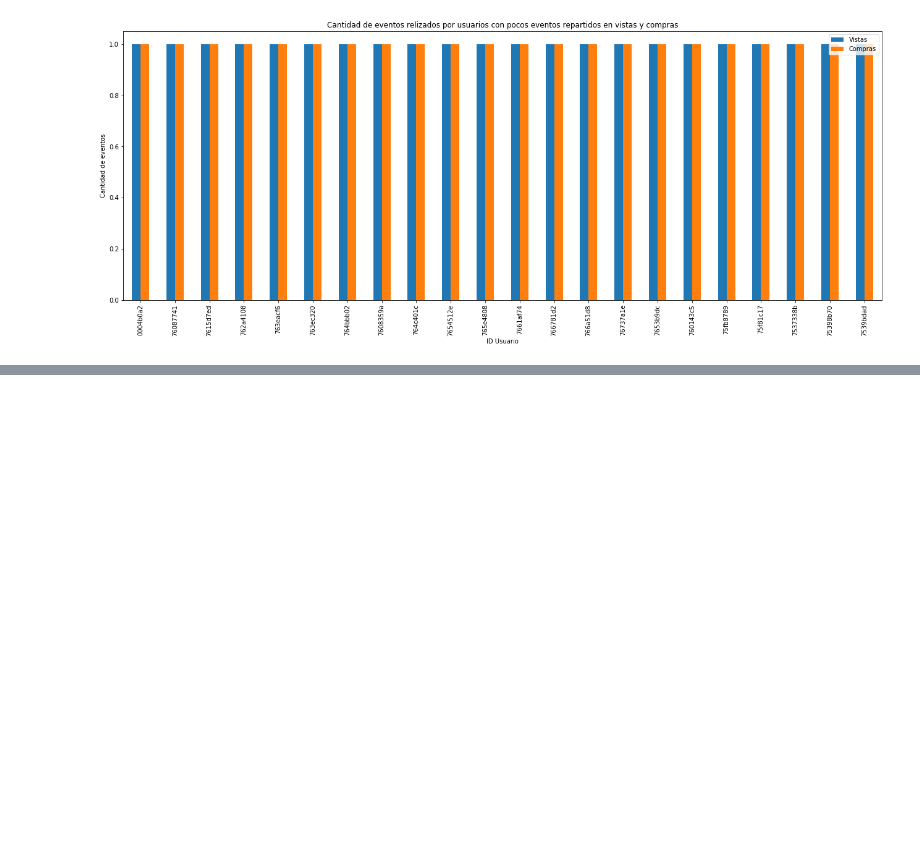
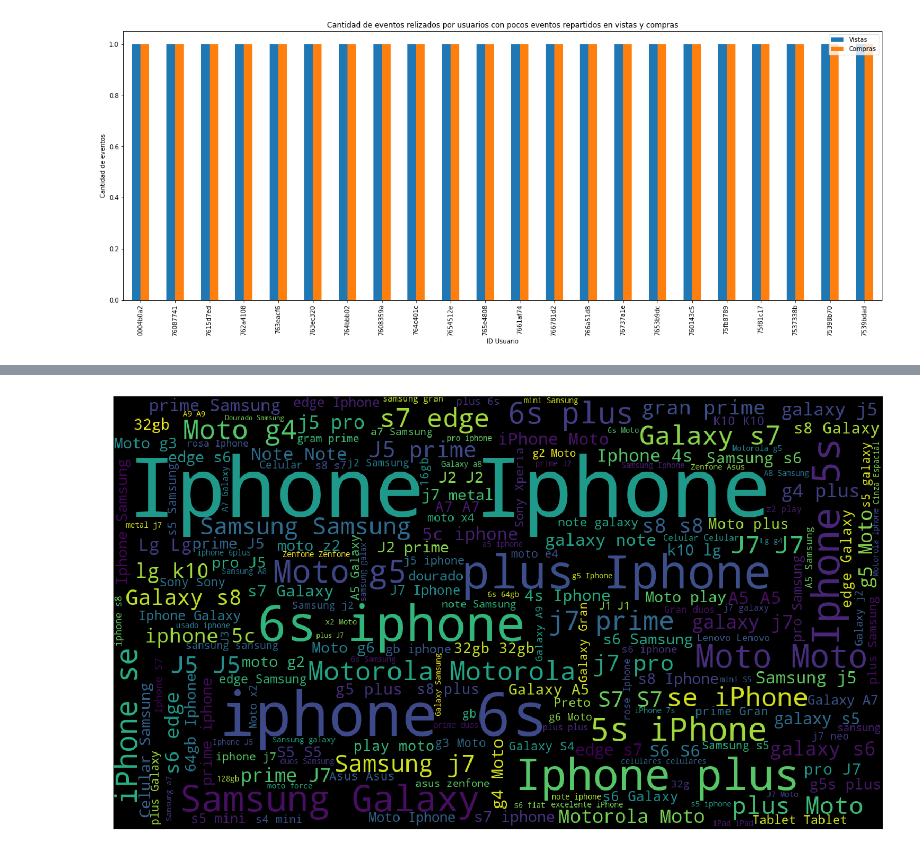
Before and after one commit to Memphis14F/datosTp1, a Jupyter notebook: TP 1.ipynb, the cells around one changed output, grey strips where cells are left out. Drawn from its saved outputs; the diff is of its cells as text; code cells hidden in the pictures; blank space fills up the shorter version.

```diff
--- a/TP 1.ipynb
+++ b/TP 1.ipynb
@@ -884,0 +891,6 @@ ax.legend(['Vistas', 'Compras']);
+# %%
+#Busquedas son de tipo evento 'searched products'
+busquedas = events.loc[:,['event','person','search_term']]
+busquedas = busquedas.loc[busquedas.event == 'searched products']
+busquedas = busquedas.loc[busquedas.search_term.notnull()]
+busquedas.describe()
@@ -884,0 +903,8 @@ ax.legend(['Vistas', 'Compras']);
+# %%
+wordcloud = WordCloud(width=1366, height=768).generate(' '.join(busquedas.search_term))
+plt.figure(figsize=(30,15))
+plt.imshow(wordcloud)
+plt.axis("off")
+plt.show()
+# %% [output]
+[figure, added]
```
Also changed, not shown: parts of 22 cells of this notebook.
